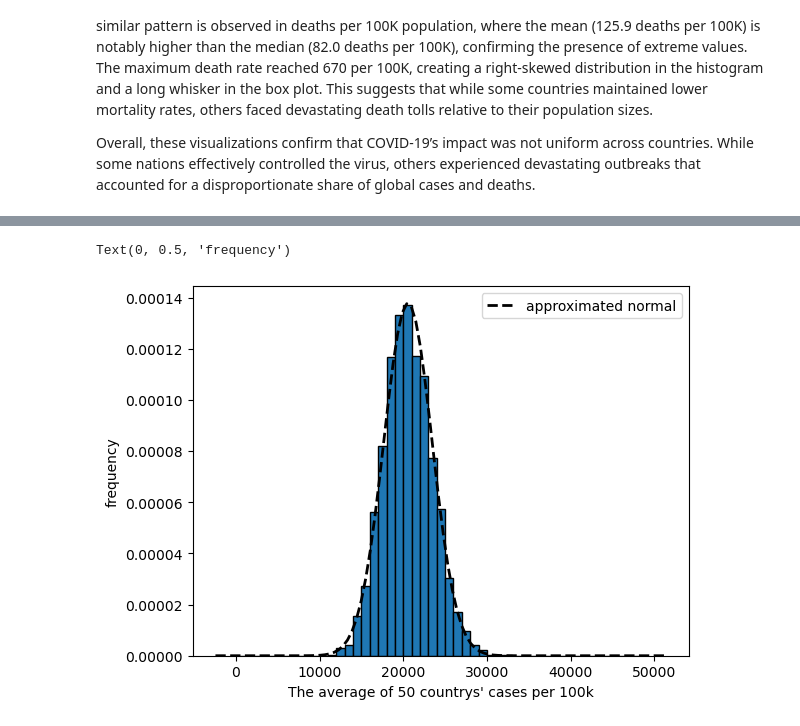
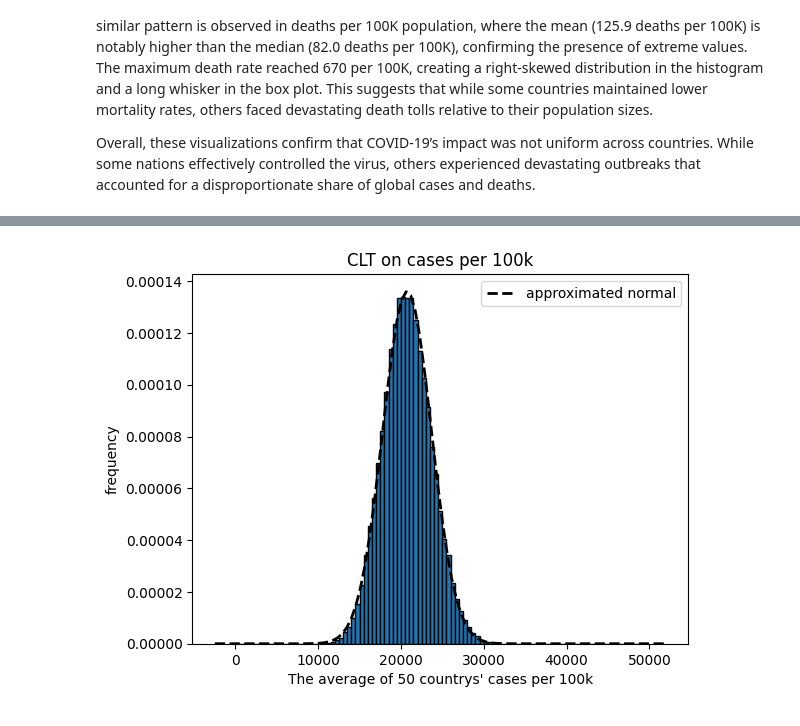
Before and after one commit to Zen-Nightshade/Covid-19-Data-Analysis, a Jupyter notebook: main.ipynb, the cells around one changed output, grey strips where cells are left out. Saved outputs shown, nothing was run; the diff lists cells and outputs as text; code cells hidden in the pictures.

```diff
--- a/main.ipynb
+++ b/main.ipynb
@@ -637,7 +682,7 @@ Overall, these visualizations confirm that COVID-19’s impact was not uniform a
 # %%
-a_total_cases_CLT_size=80
-a_total_cases_bins1=[i for i in np.arange(0,30000000,1000000)]
-a_random_selection_total_cases=[np.mean(np.random.choice(a_total_cases,size=a_total_cases_CLT_size,replace=True)) for i in np.arange(0,5000)]
+a_total_cases_CLT_size=100
+a_total_cases_bins1=[i for i in np.arange(0,30000000,300000)]
+a_random_selection_total_cases=[np.mean(np.random.choice(a_total_cases,size=a_total_cases_CLT_size,replace=True)) for i in np.arange(0,50000)]
 plt.hist(a_random_selection_total_cases,bins=a_total_cases_bins1,edgecolor='black',density=True)
 mu, std = norm.fit(a_random_selection_total_cases)
 xmin, xmax = plt.xlim()
@@ -647,5 +692,6 @@ plt.plot(x, p, 'k',linestyle='--', linewidth=2,label="approximated normal")
 plt.legend()
 plt.xlabel(f'The average of {a_total_cases_CLT_size} countrys\' total cases')
 plt.ylabel('frequency')
+plt.title('CLT on total cases')
 plt.show()
 # %% [output]
@@ -653,7 +707,7 @@ plt.show()
 # %%
-a_total_deaths_CLT_size=70
-a_total_deaths_bins1=[i for i in np.arange(0,240000,6000)]
-random_selection_total_deaths=[np.mean(np.random.choice(a_total_deaths,size=a_total_deaths_CLT_size,replace=True)) for i in np.arange(0,5000)]
+a_total_deaths_CLT_size=100
+a_total_deaths_bins1=[i for i in np.arange(0,200000,2000)]
+random_selection_total_deaths=[np.mean(np.random.choice(a_total_deaths,size=a_total_deaths_CLT_size,replace=True)) for i in np.arange(0,50000)]
 plt.hist(random_selection_total_deaths,bins=a_total_deaths_bins1,edgecolor='black',density=True)
 mu, std = norm.fit(random_selection_total_deaths)
 xmin, xmax = plt.xlim()
@@ -663,4 +717,6 @@ plt.plot(x, p, 'k',linestyle='--', linewidth=2,label="approximated normal")
 plt.legend()
 plt.xlabel(f'The average of {a_total_deaths_CLT_size} countrys\' total deaths')
 plt.ylabel('frequency')
+plt.title('CLT on total deaths')
+plt.show()
 # %% [output]
@@ -669,16 +731,17 @@ Text(0, 0.5, 'frequency')
 # %%
 a_cases_per_100k_CLT_size=50
-a_cases_per_100k_bins1=[i for i in np.arange(0,50000,1000)]
-random_selection_cases_per_100k=[np.mean(np.random.choice(a_cases_per_100k,size=a_cases_per_100k_CLT_size,replace=True)) for i in np.arange(0,5000)]
+a_cases_per_100k_bins1=[i for i in np.arange(0,50000,500)]
+random_selection_cases_per_100k=[np.mean(np.random.choice(a_cases_per_100k,size=a_cases_per_100k_CLT_size,replace=True)) for i in np.arange(0,50000)]
 plt.hist(random_selection_cases_per_100k,bins=a_cases_per_100k_bins1,edgecolor='black',density=True)
 mu, std = norm.fit(random_selection_cases_per_100k)
 xmin, xmax = plt.xlim()
 x = np.linspace(xmin, xmax, 100)
 p = norm.pdf(x, mu, std)
 plt.plot(x, p, 'k',linestyle='--', linewidth=2,label="approximated normal")
 plt.legend()
 plt.xlabel(f'The average of {a_cases_per_100k_CLT_size} countrys\' cases per 100k')
 plt.ylabel('frequency')
+plt.title('CLT on cases per 100k')
+plt.show()
 # %% [output]
-Text(0, 0.5, 'frequency')
-[figure, old version]
+[figure, new version]
```
Also changed, not shown: parts of 25 cells of this notebook, 32 other files.
